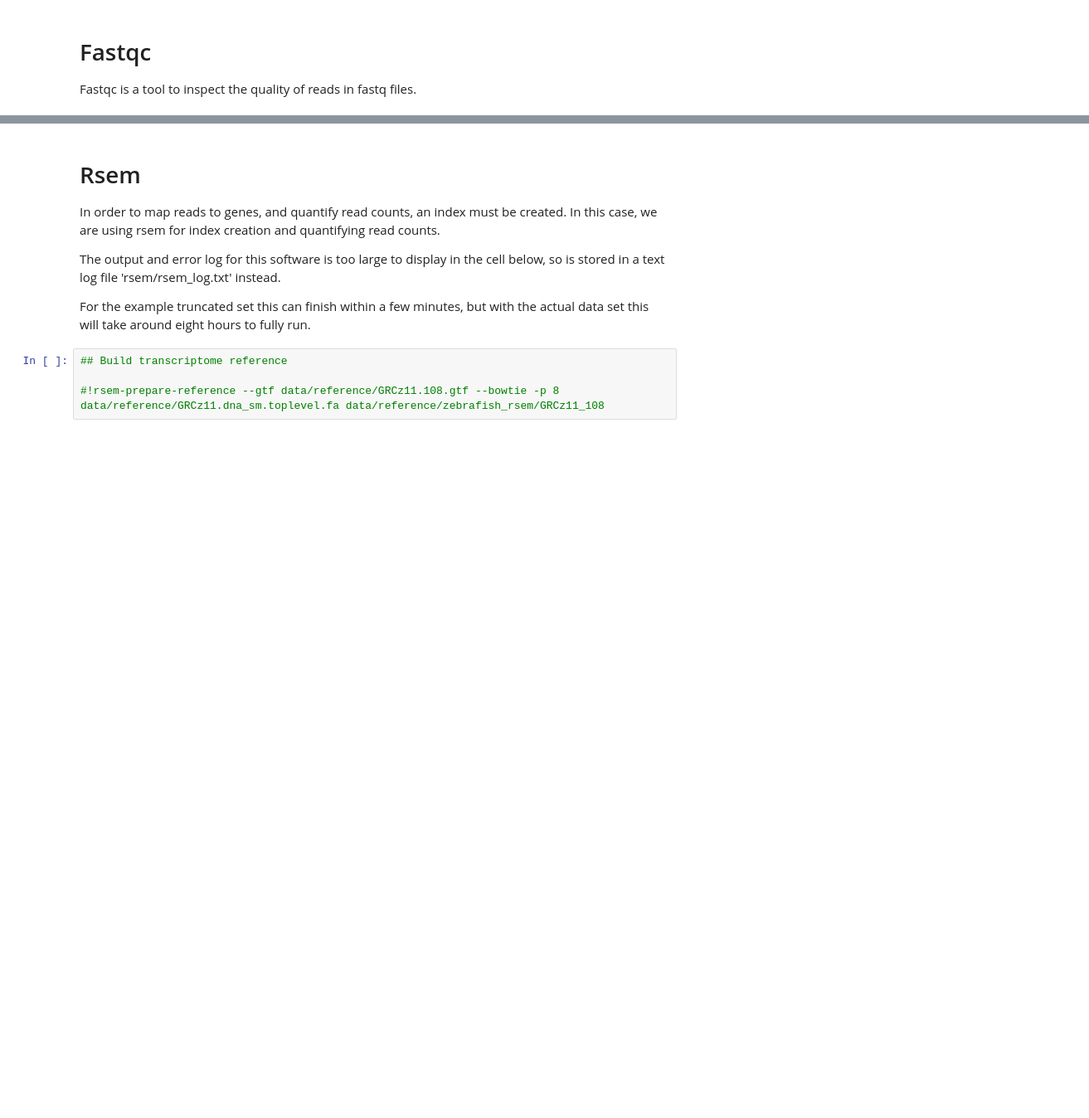
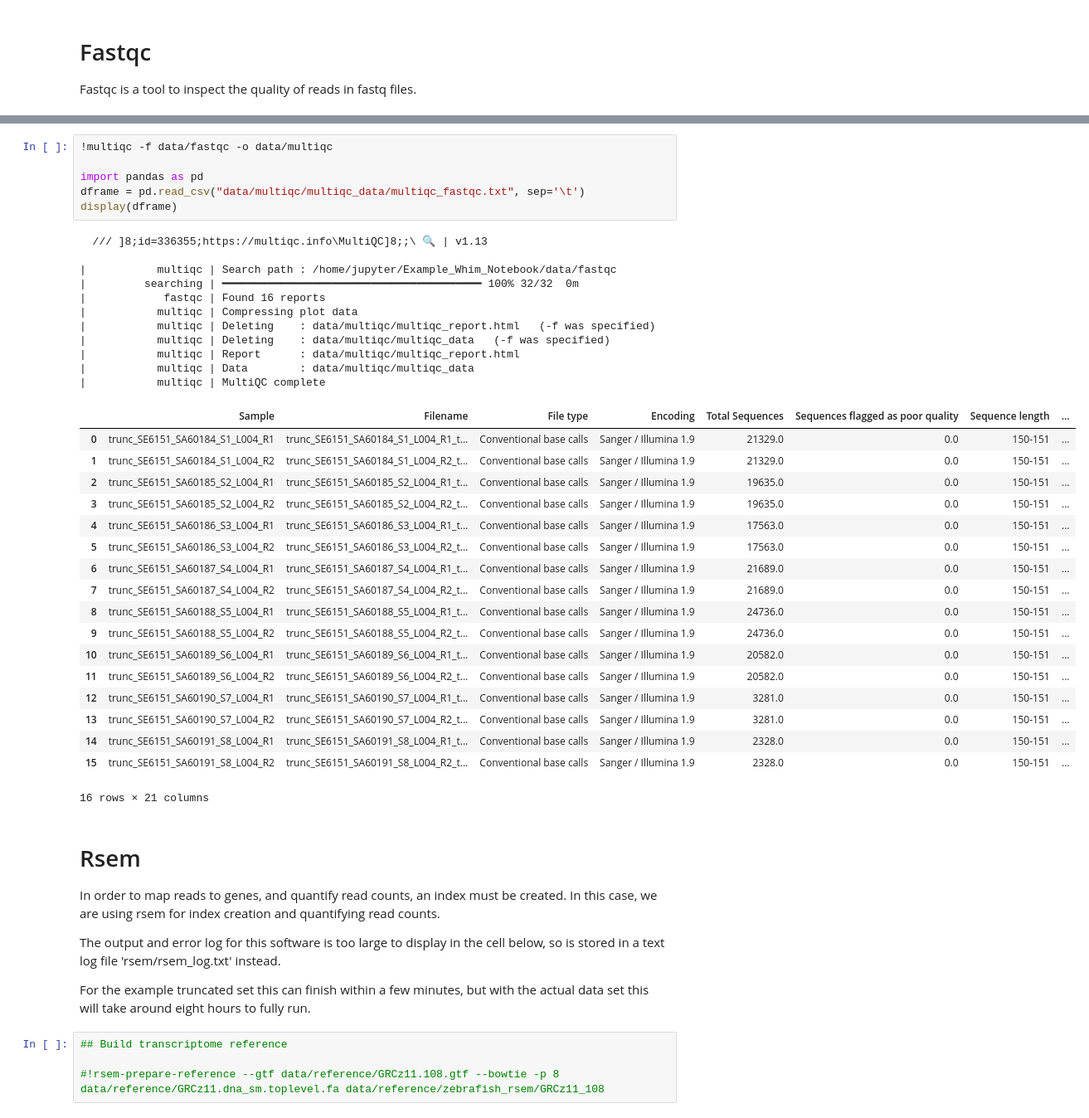
Before and after one commit to King-Laboratory/Example_Whim_Notebook, a Jupyter notebook: Example.ipynb, the cells around one changed output, grey strips where cells are left out. Shown at 83% size. Drawn from its saved outputs; the diff is of its cells as text; blank space fills up the shorter version.

```diff
--- a/Example.ipynb
+++ b/Example.ipynb
@@ -161,6 +165,42 @@ Approx 45% complete for trunc_SE6151_SA60191_S8_L004_R2_trimmed.fastq.gz
 Approx 85% complete for trunc_SE6151_SA60191_S8_L004_R2_trimmed.fastq.gz
 Analysis complete for trunc_SE6151_SA60191_S8_L004_R2_trimmed.fastq.gz
 [interactive output not drawn]
+# %%
+!multiqc -f data/fastqc -o data/multiqc
+
+import pandas as pd
+dframe = pd.read_csv("data/multiqc/multiqc_data/multiqc_fastqc.txt", sep='\t')
+display(dframe)
+# %% [output]
+  /// ]8;id=336355;https://multiqc.info\MultiQC]8;;\ 🔍 | v1.13
+
+|           multiqc | Search path : /home/jupyter/Example_Whim_Notebook/data/fastqc
+|         searching | ━━━━━━━━━━━━━━━━━━━━━━━━━━━━━━━━━━━━━━━━ 100% 32/32  0m
+|            fastqc | Found 16 reports
+|           multiqc | Compressing plot data
+|           multiqc | Deleting    : data/multiqc/multiqc_report.html   (-f was specified)
+|           multiqc | Deleting    : data/multiqc/multiqc_data   (-f was specified)
+|           multiqc | Report      : data/multiqc/multiqc_report.html
+|           multiqc | Data        : data/multiqc/multiqc_data
+|           multiqc | MultiQC complete
+|  | Sample | Filename | File type | Encoding | Total Sequences | Sequences flagged as poor quality | Sequence length | ... |
+| 0 | trunc_SE6151_SA60184_S1_L004_R1 | trunc_SE6151_SA60184_S1_L004_R1_t... | Conventional base calls | Sanger / Illumina 1.9 | 21329.0 | 0.0 | 150-151 | ... |
+| 1 | trunc_SE6151_SA60184_S1_L004_R2 | trunc_SE6151_SA60184_S1_L004_R2_t... | Conventional base calls | Sanger / Illumina 1.9 | 21329.0 | 0.0 | 150-151 | ... |
+| 2 | trunc_SE6151_SA60185_S2_L004_R1 | trunc_SE6151_SA60185_S2_L004_R1_t... | Conventional base calls | Sanger / Illumina 1.9 | 19635.0 | 0.0 | 150-151 | ... |
+| 3 | trunc_SE6151_SA60185_S2_L004_R2 | trunc_SE6151_SA60185_S2_L004_R2_t... | Conventional base calls | Sanger / Illumina 1.9 | 19635.0 | 0.0 | 150-151 | ... |
+| 4 | trunc_SE6151_SA60186_S3_L004_R1 | trunc_SE6151_SA60186_S3_L004_R1_t... | Conventional base calls | Sanger / Illumina 1.9 | 17563.0 | 0.0 | 150-151 | ... |
+| 5 | trunc_SE6151_SA60186_S3_L004_R2 | trunc_SE6151_SA60186_S3_L004_R2_t... | Conventional base calls | Sanger / Illumina 1.9 | 17563.0 | 0.0 | 150-151 | ... |
+| 6 | trunc_SE6151_SA60187_S4_L004_R1 | trunc_SE6151_SA60187_S4_L004_R1_t... | Conventional base calls | Sanger / Illumina 1.9 | 21689.0 | 0.0 | 150-151 | ... |
+| 7 | trunc_SE6151_SA60187_S4_L004_R2 | trunc_SE6151_SA60187_S4_L004_R2_t... | Conventional base calls | Sanger / Illumina 1.9 | 21689.0 | 0.0 | 150-151 | ... |
+| 8 | trunc_SE6151_SA60188_S5_L004_R1 | trunc_SE6151_SA60188_S5_L004_R1_t... | Conventional base calls | Sanger / Illumina 1.9 | 24736.0 | 0.0 | 150-151 | ... |
+| 9 | trunc_SE6151_SA60188_S5_L004_R2 | trunc_SE6151_SA60188_S5_L004_R2_t... | Conventional base calls | Sanger / Illumina 1.9 | 24736.0 | 0.0 | 150-151 | ... |
+| 10 | trunc_SE6151_SA60189_S6_L004_R1 | trunc_SE6151_SA60189_S6_L004_R1_t... | Conventional base calls | Sanger / Illumina 1.9 | 20582.0 | 0.0 | 150-151 | ... |
+| 11 | trunc_SE6151_SA60189_S6_L004_R2 | trunc_SE6151_SA60189_S6_L004_R2_t... | Conventional base calls | Sanger / Illumina 1.9 | 20582.0 | 0.0 | 150-151 | ... |
+| 12 | trunc_SE6151_SA60190_S7_L004_R1 | trunc_SE6151_SA60190_S7_L004_R1_t... | Conventional base calls | Sanger / Illumina 1.9 | 3281.0 | 0.0 | 150-151 | ... |
+| 13 | trunc_SE6151_SA60190_S7_L004_R2 | trunc_SE6151_SA60190_S7_L004_R2_t... | Conventional base calls | Sanger / Illumina 1.9 | 3281.0 | 0.0 | 150-151 | ... |
+| 14 | trunc_SE6151_SA60191_S8_L004_R1 | trunc_SE6151_SA60191_S8_L004_R1_t... | Conventional base calls | Sanger / Illumina 1.9 | 2328.0 | 0.0 | 150-151 | ... |
+| 15 | trunc_SE6151_SA60191_S8_L004_R2 | trunc_SE6151_SA60191_S8_L004_R2_t... | Conventional base calls | Sanger / Illumina 1.9 | 2328.0 | 0.0 | 150-151 | ... |
+16 rows × 21 columns
 # %% [markdown]
 # Rsem
 
```
Also changed, not shown: parts of 20 cells of this notebook.
